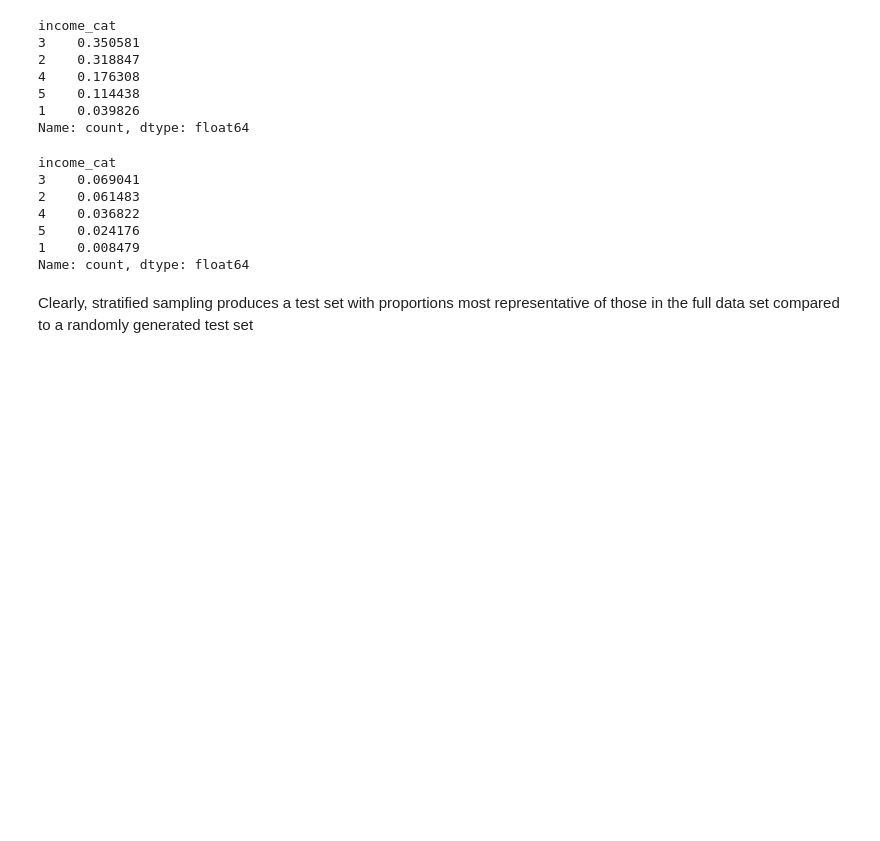
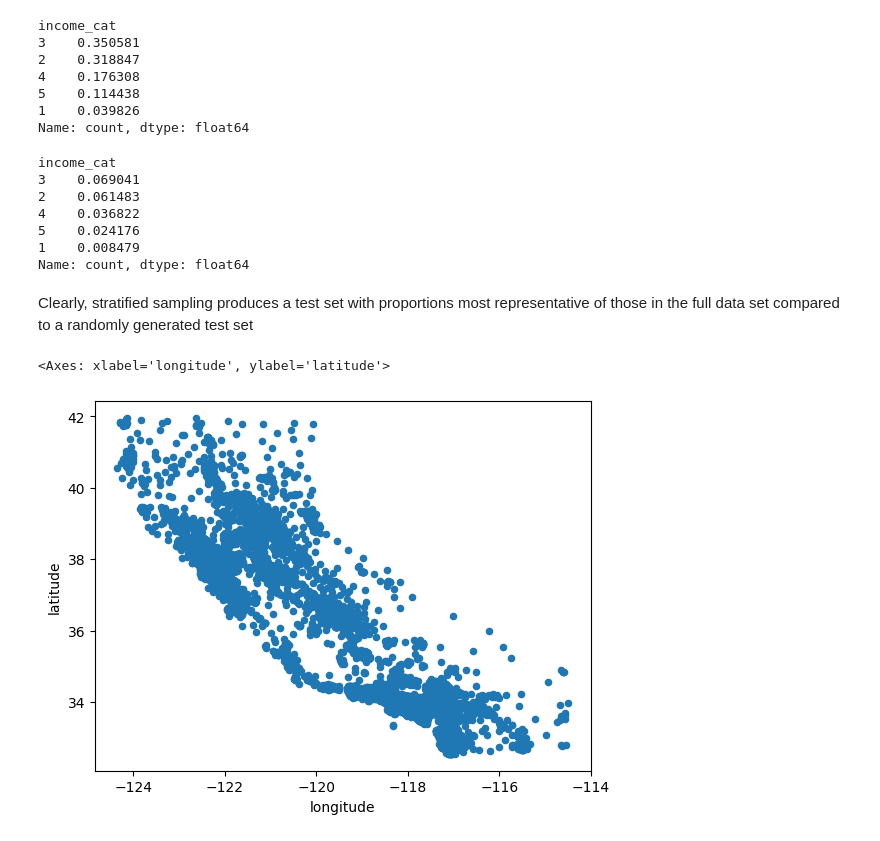
Before and after one commit to ChloeW125/MLPredictionModel, a Jupyter notebook: Housing Data Manip.ipynb, the cells around one changed output. Drawn from its saved outputs; the diff is of its cells as text; code cells hidden in the pictures; blank space fills up the shorter version.

Commit message:
visualize given data

```diff
--- a/Housing Data Manip.ipynb
+++ b/Housing Data Manip.ipynb
@@ -166,3 +166,14 @@ Clearly, stratified sampling produces a test set with proportions most represent
 # Remove the income_cat attribute from the stratified sampling training and test set so that the data can return to its original state
 for set in (strat_train_set, strat_test_set):
     set.drop("income_cat", axis=1, inplace=True)
+# %%
+# Test training set based on data given to play around without worrying about harming the training set (and my flowers)
+# Create copy of data set so can play around it as many times as you ant it:
+
+housing = strat_train_set.copy()
+# %%
+# Visualize the data
+housing.plot(kind="scatter", x="longitude", y="latitude")
+# %% [output]
+<Axes: xlabel='longitude', ylabel='latitude'>
+[figure, added]
```
